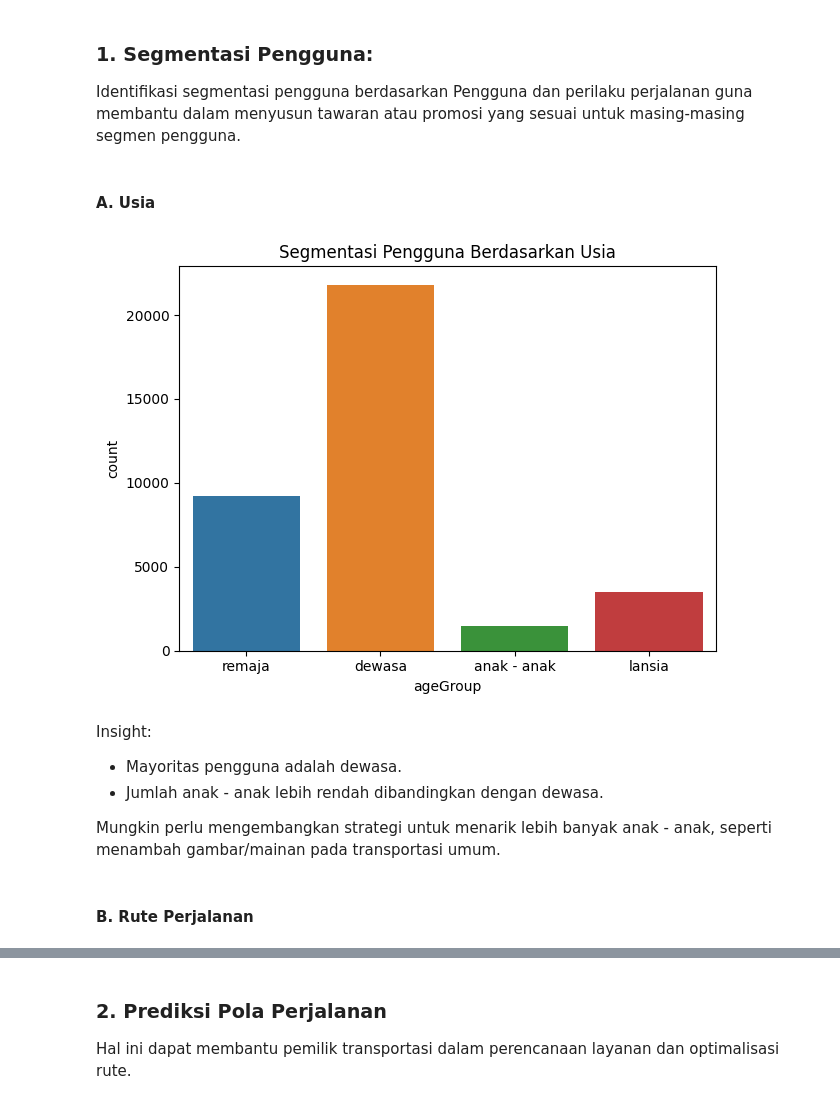
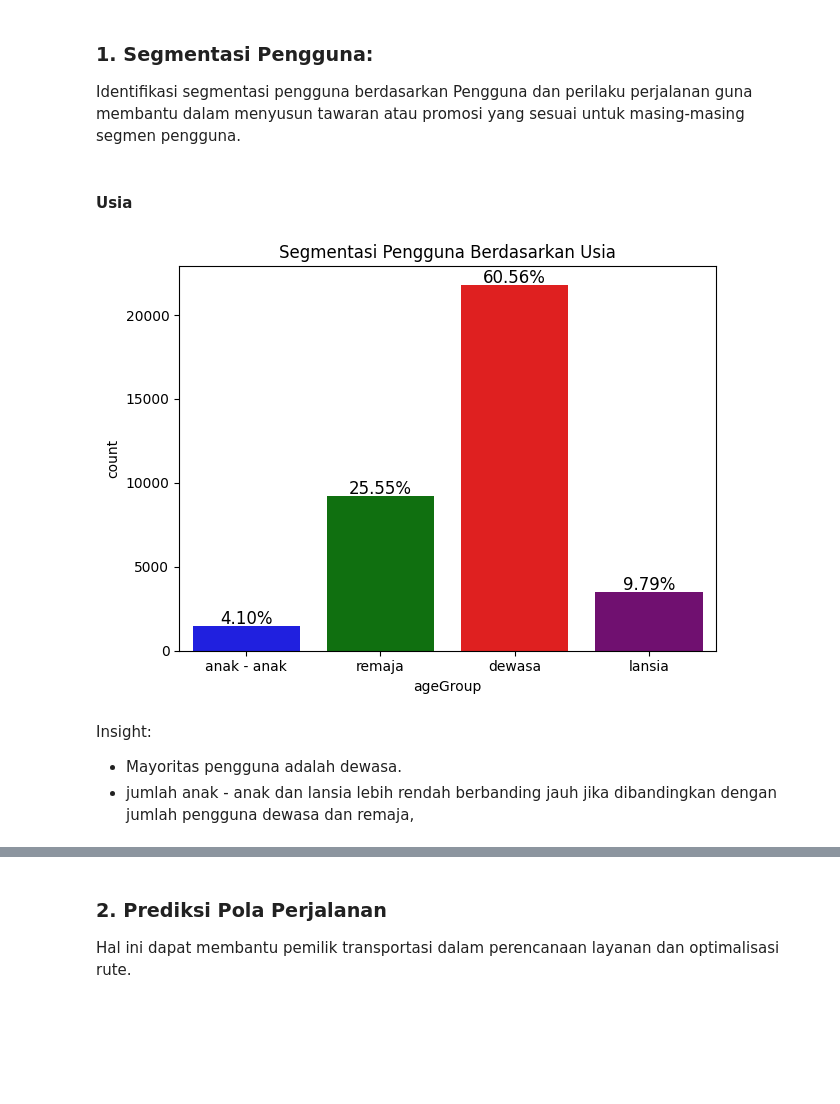
Before and after one commit to HilmySonaji/CP2, a Jupyter notebook: Capstone_Project_Module_2/raw/CP2.ipynb, the cells around one changed output, grey strips where cells are left out. Saved outputs shown, nothing was run; the diff lists cells and outputs as text; code cells hidden in the pictures; blank space fills up the shorter version.

```diff
--- a/Capstone_Project_Module_2/raw/CP2.ipynb
+++ b/Capstone_Project_Module_2/raw/CP2.ipynb
@@ -395,25 +402,30 @@ Hasil Setelah Data Cleaning:
 ### 1. Segmentasi Pengguna:
  Identifikasi segmentasi pengguna berdasarkan Pengguna dan perilaku perjalanan guna membantu dalam menyusun tawaran atau promosi yang sesuai untuk masing-masing segmen pengguna.
 # %% [markdown]
-#### A. Usia
+#### Usia
-# %%
-# Visualisasi usia pengguna
-sns.countplot(
-    data=dfraw,
-    x="ageGroup",
-    hue="ageGroup"
-)
-plt.title("Segmentasi Pengguna Berdasarkan Usia")
-
-plt.tight_layout()
-plt.show()
-# %% [output]
-[figure, removed]
+# %%
+colors = {'anak - anak': 'blue', 'remaja': 'green', 'dewasa': 'red', 'lansia': 'purple'}
+hue_orders = ["anak - anak", "remaja", "dewasa", "lansia"]
+
+agegrouping = dfraw.copy()
+agegrouping["ageGroup"] = agegrouping['ageGroup'].astype(pd.CategoricalDtype(categories=hue_orders, ordered=True))
+
+# Visualisasi usia pengguna
+x = sns.countplot(
+    data=agegrouping,
+    x="ageGroup",
+    hue="ageGroup",
+    hue_order=hue_orders,
+    palette=colors)
+for p in x.patches:
+    x.annotate(f'{p.get_height() / len(dfraw):.2%}', (p.get_x() + p.get_width() / 2., p.get_height()), ha='center', va='center', fontsize=12, color='black', xytext=(0, 5), textcoords='offset points')
+plt.title("Segmentasi Pengguna Berdasarkan Usia")
+
+plt.tight_layout()
+plt.show()
+# %% [output]
+[figure, added]
 # %% [markdown]
 Insight:
 * Mayoritas pengguna adalah dewasa.
-* Jumlah anak - anak lebih rendah dibandingkan dengan dewasa.
-
-Mungkin perlu mengembangkan strategi untuk menarik lebih banyak anak - anak, seperti menambah gambar/mainan pada transportasi umum.
+* jumlah anak - anak dan lansia lebih rendah berbanding jauh jika dibandingkan dengan jumlah pengguna dewasa dan remaja,
-# %% [markdown]
-#### B. Rute Perjalanan
```
Also changed, not shown: parts of 24 cells of this notebook.
